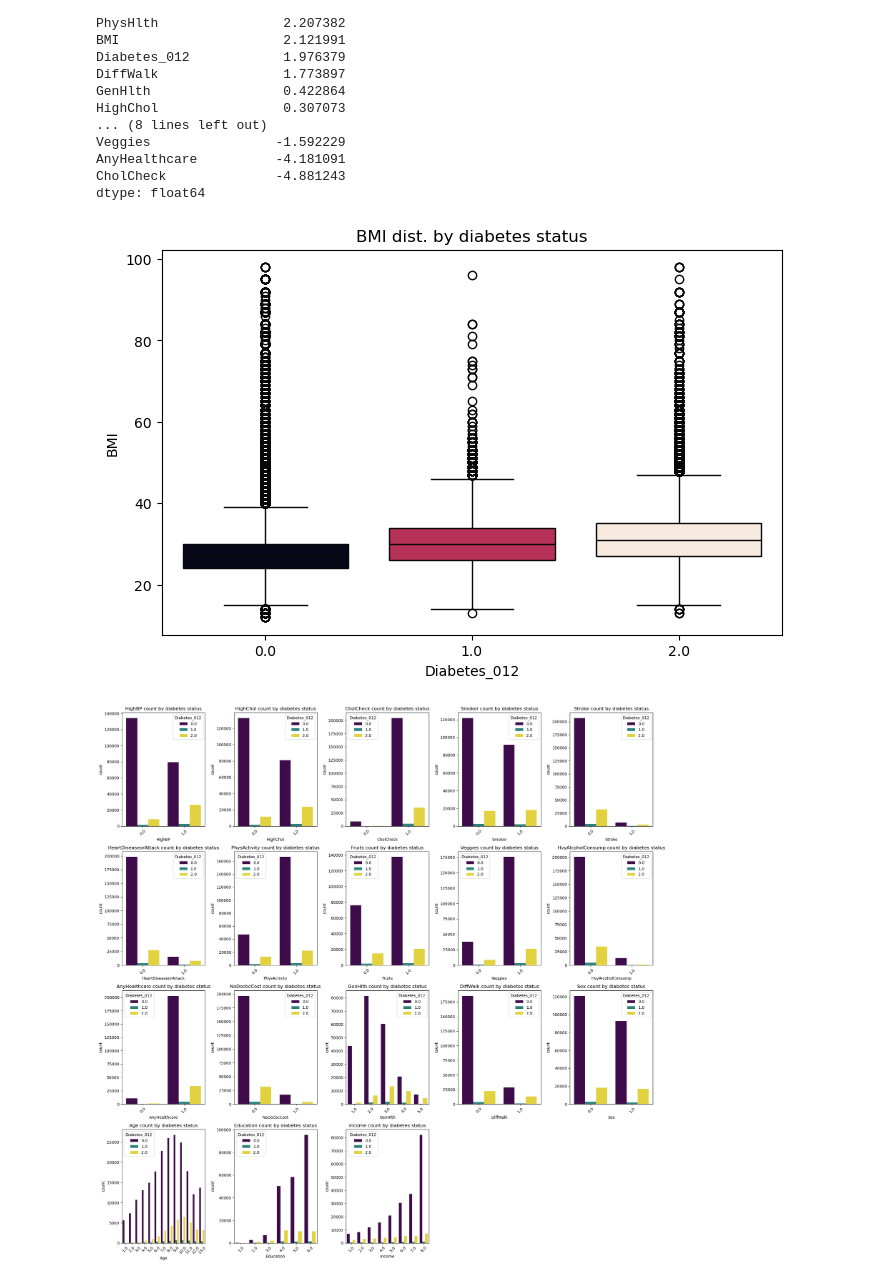
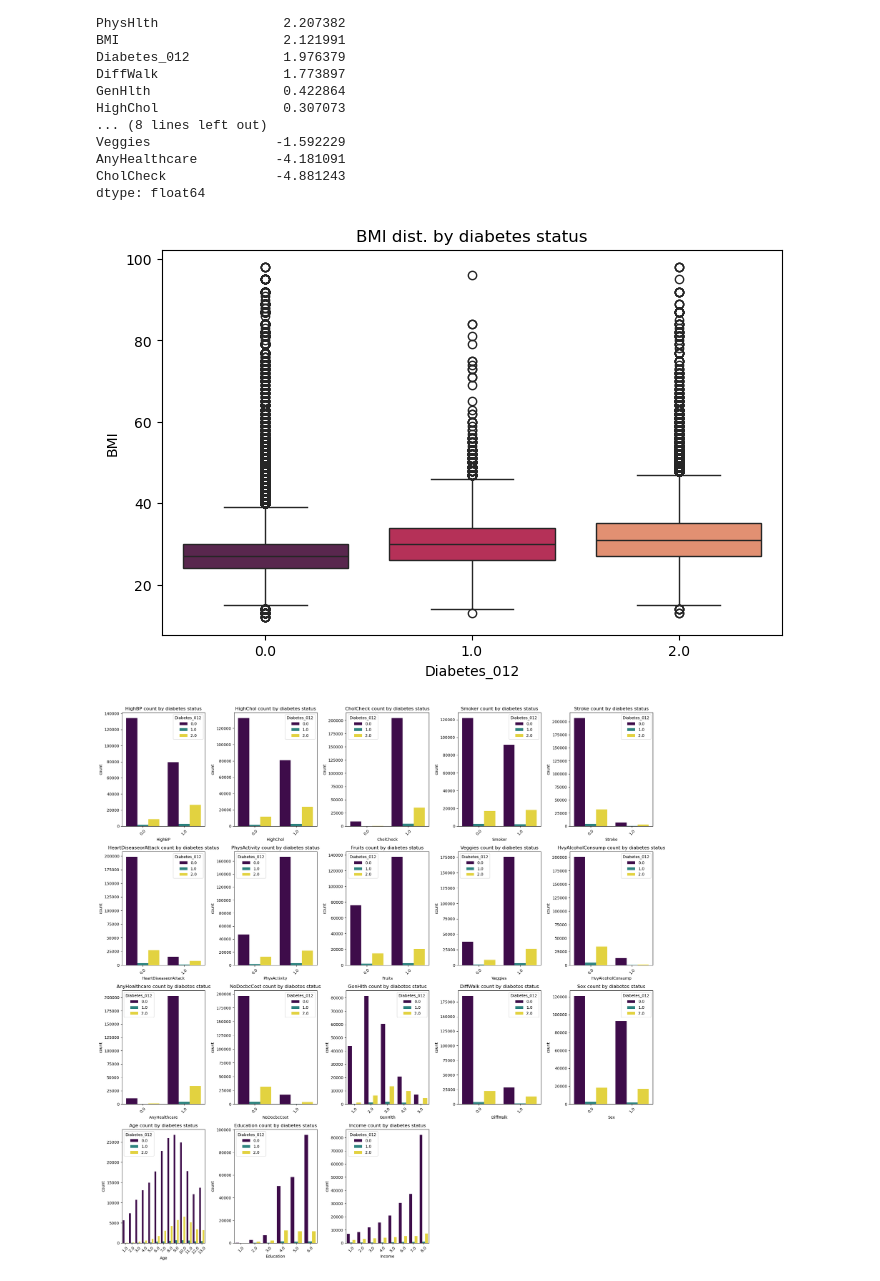
Before and after one commit to QHCeng/AML, a Jupyter notebook: main.ipynb, the cells around one changed output. Cells and saved outputs as stored; diff of their text form; code cells hidden in the pictures.

```diff
--- a/main.ipynb
+++ b/main.ipynb
@@ -100,12 +108,11 @@ CholCheck              -4.881243
 dtype: float64
 # %%
 plt.figure(figsize=(8,5))
-ax = sns.boxplot(x=df['Diabetes_012'], y=df['BMI'], hue=df['Diabetes_012'], palette='rocket')
-ax.legend_.remove()
+sns.boxplot(x=df['Diabetes_012'],y=df['BMI'],palette='rocket')
 plt.title('BMI dist. by diabetes status')
 plt.show()
 # %% [output]
-[figure, old version]
+[figure, new version]
 # %%
 features=[c for c in df.columns if c not in ['Diabetes_012','MentHlth','BMI','PhysHlth']]
 num_features= len(features)
```
Also changed, not shown: parts of 16 cells of this notebook.
